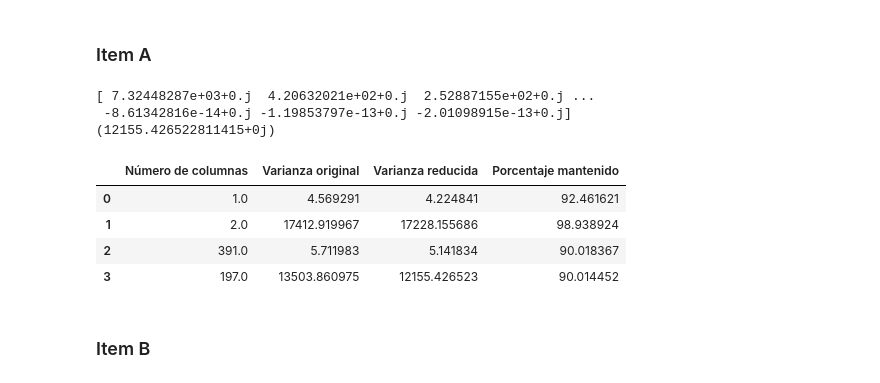
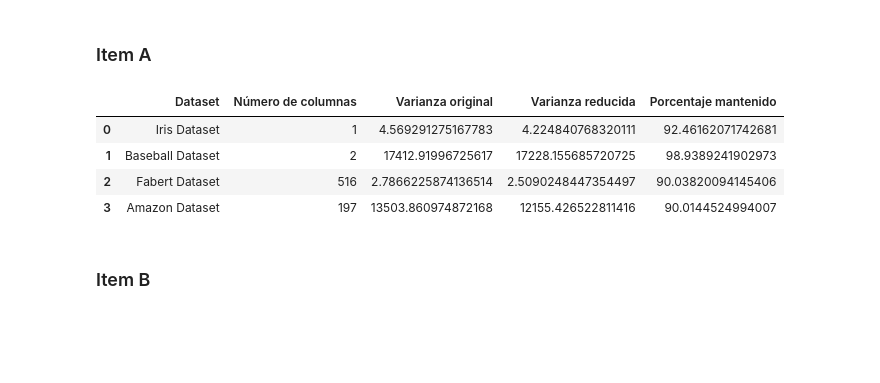
Before and after one commit to JuanJoseCifuentes/bi-sheet3, a Jupyter notebook: sheet4/Cifuentes-Cely-Perez_BISheet#4.ipynb, the cells around one changed output. Saved outputs shown, nothing was run; the diff lists cells and outputs as text; code cells hidden in the pictures; blank space fills up the shorter version.

```diff
--- a/sheet4/Cifuentes-Cely-Perez_BISheet#4.ipynb
+++ b/sheet4/Cifuentes-Cely-Perez_BISheet#4.ipynb
@@ -80,3 +94,8 @@ print(eigVecs2)
+# %%
+#Accelerate the execution time for amazon
+data_centralizada = df_amazon - np.mean(df_amazon, axis=0)
+cov_matrix = np.cov(data_centralizada, rowvar=False)
+eigenvalues_amazon, eigenvectors_amazon = np.linalg.eig(cov_matrix)
 # %%
 def PCA(D, red):
 
@@ -86,15 +105,17 @@ def PCA(D, red):
     cov_matrix = np.cov(data_centralizada, rowvar=False)
 
     # Eigenvalores de la matriz
-    eigenvalues, eigenvectors = np.linalg.eig(cov_matrix)
+    if len(D) == 1500:
+        eigenvalues = eigenvalues_amazon
+        eigenvectors = eigenvectors_amazon
+    else:
+        eigenvalues, eigenvectors = np.linalg.eig(cov_matrix)
     eigenvalues = abs(eigenvalues)
 
     # Ordenar los más importantes
     sorted_indices = np.argsort(eigenvalues)[::-1]
     eigenvalues = eigenvalues[sorted_indices]
     eigenvectors = eigenvectors[:, sorted_indices]
-    print(eigenvalues)
-
 
     #Determinar el número de dimensiones a retener en función de la fracción de varianza
     total_variance = np.sum(eigenvalues)
@@ -130,14 +146,2 @@ df_amazon = pd.read_csv("amazon.csv")
-# %%
-#keep only numeric variables
-df_iris = df_iris.select_dtypes(['number'])
-df_baseball_numeric = df_baseball_numeric.select_dtypes(['number'])
-df_faber = df_faber.select_dtypes(['number'])
-df_amazon = df_amazon.drop(['Class'], axis=1)
 # %% [markdown]
 ### Item A
-# %%
-reduced_amazonTEMP, reduced_variance_amazonTEMP, kept_percentage_amazonTEMP = PCA(df_amazon, 0.9)
-# %% [output]
-[ 7.32448287e+03+0.j  4.20632021e+02+0.j  2.52887155e+02+0.j ...
- -8.61342816e-14+0.j -1.19853797e-13+0.j -2.01098915e-13+0.j]
-(12155.426522811415+0j)
@@ -151,17 +148,22 @@ reduced_amazon, reduced_variance_amazon, kept_percentage_amazon = PCA(df_amazon,
+# %%
+reduced_iris1, reduced_variance_iris1, kept_percentage_iris1 = PCA(df_iris, 0.9)
+reduced_baseball_numeric1, reduced_variance_baseball_numeric1, kept_percentage_numeric1 = PCA(df_baseball_numeric, 0.9)
+reduced_fabert1, reduced_variance_fabert1, kept_percentage_fabert1 = PCA(df_fabert, 0.9)
+reduced_amazon1, reduced_variance_amazon1, kept_percentage_amazon1 = PCA(df_amazon, 0.9)
 # %%
-data = np.array([[len(reduced_iris[0]), reduced_variance_iris/kept_percentage_iris, reduced_variance_iris, kept_percentage_iris*100],
-                [len(reduced_baseball_numeric[0]), reduced_variance_baseball_numeric/kept_percentage_numeric, reduced_variance_baseball_numeric, kept_percentage_numeric*100],
-                [len(reduced_faber[0]), reduced_variance_faber/kept_percentage_faber, reduced_variance_faber, kept_percentage_faber*100],
-                [len(reduced_amazon[0]), reduced_variance_amazon/kept_percentage_amazon, reduced_variance_amazon, kept_percentage_amazon*100]])
+data = np.array([['Iris Dataset',len(reduced_iris1[0]), reduced_variance_iris1/kept_percentage_iris1, reduced_variance_iris1, kept_percentage_iris1*100],
+                ['Baseball Dataset',len(reduced_baseball_numeric1[0]), reduced_variance_baseball_numeric1/kept_percentage_numeric1, reduced_variance_baseball_numeric1, kept_percentage_numeric1*100],
+                ['Fabert Dataset',len(reduced_fabert1[0]), reduced_variance_fabert1/kept_percentage_fabert1, reduced_variance_fabert1, kept_percentage_fabert1*100],
+                ['Amazon Dataset',len(reduced_amazon1[0]), reduced_variance_amazon1/kept_percentage_amazon1, reduced_variance_amazon1, kept_percentage_amazon1*100]])
 
-df = pd.DataFrame(data=data.real, columns=['Número de columnas', 'Varianza original', 'Varianza reducida', 'Porcentaje mantenido'])
+df = pd.DataFrame(data=data.real, columns=['Dataset','Número de columnas', 'Varianza original', 'Varianza reducida', 'Porcentaje mantenido'])
 df
 # %% [output]
-|  | Número de columnas | Varianza original | Varianza reducida | Porcentaje mantenido |
-| 0 | 1.0 | 4.569291 | 4.224841 | 92.461621 |
-| 1 | 2.0 | 17412.919967 | 17228.155686 | 98.938924 |
-| 2 | 391.0 | 5.711983 | 5.141834 | 90.018367 |
-| 3 | 197.0 | 13503.860975 | 12155.426523 | 90.014452 |
+|  | Dataset | Número de columnas | Varianza original | Varianza reducida | Porcentaje mantenido |
+| 0 | Iris Dataset | 1 | 4.569291275167783 | 4.224840768320111 | 92.46162071742681 |
+| 1 | Baseball Dataset | 2 | 17412.91996725617 | 17228.155685720725 | 98.9389241902973 |
+| 2 | Fabert Dataset | 516 | 2.7866225874136514 | 2.5090248447354497 | 90.03820094145406 |
+| 3 | Amazon Dataset | 197 | 13503.860974872168 | 12155.426522811416 | 90.0144524994007 |
 # %% [markdown]
 ### Item B
 # %%
```
Also changed, not shown: parts of 30 cells of this notebook, 1 other file.
